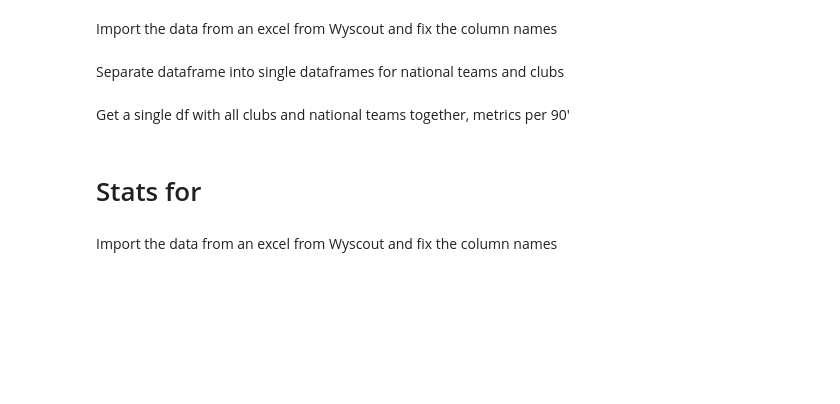
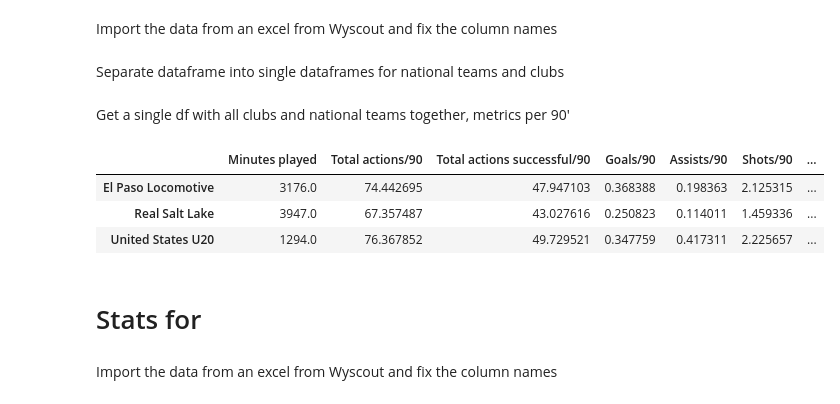
Before and after one commit to Tommy-Las/FootballAnalytics-FinalProject, a Jupyter notebook: code.ipynb, the cells around one changed output. Drawn from its saved outputs; the diff is of its cells as text; code cells hidden in the pictures; blank space fills up the shorter version.

Commit message:
D.Luna stats added

```diff
--- a/code.ipynb
+++ b/code.ipynb
@@ -416,7 +416,7 @@ sullivan_teams_df
 # %% [markdown]
 Import the data from an excel from Wyscout and fix the column names
 # %%
-sullivan_df = pd.read_excel("USA Data/Player stats Q. Sullivan.xlsx")
-sullivan_df = fix_column_names(sullivan_df)
+luna_df = pd.read_excel("USA Data/Player stats D. Luna.xlsx")
+luna_df = fix_column_names(luna_df)
 # %% [markdown]
 Separate dataframe into single dataframes for national teams and clubs
@@ -429,27 +423,41 @@ wiley_atlanta_df["Team"] = "Atlanta United"
+# %%
+luna_saltlake_df = luna_df[luna_df['Match'].str.contains('Real Salt Lake', na=False)]
+luna_saltlake_df["Team"] = "Real Salt Lake"
+
+luna_elpasolocomotive_df = luna_df[luna_df['Match'].str.contains('El Paso Locomotive', na=False)]
+luna_elpasolocomotive_df["Team"] = "El Paso Locomotive"
+
+luna_u20_df = luna_df[luna_df["Match"].str.contains("United States U20", na=False)]
+luna_u20_df["Team"] = "United States U20"
 # %% [markdown]
 Get a single df with all clubs and national teams together, metrics per 90'
 # %%
 cols = ["Team", 'Minutes played',
        'Total actions', 'Total actions successful', 'Goals', 'Assists',
        'Shots', 'Shots on target', 'xG', 'Passes', 'Passes accurate',
        'Long passes', 'Long passes accurate', 'Crosses', 'Crosses accurate',
        'Dribbles', 'Dribbles successful', 'Duels', 'Duels won',
        'Interceptions', 'Losses', 'Losses own half', 'Recoveries',
        'Recoveries opp. half', 'Yellow card', 'Red card', 'Defensive duels',
        'Defensive duels won', 'Loose ball duels', 'Loose ball duels won',
        'Sliding tackles', 'Sliding tackles successful', 'Clearances', 'Fouls',
        'Yellow cards', 'Red cards', 'Shot assists', 'Offensive duels',
        'Offensive duels won', 'Touches in penalty area', 'Offsides',
        'Progressive runs', 'Fouls suffered', 'Through passes',
        'Through passes accurate', 'xA', 'Second assists',
        'Passes to final third', 'Passes to final third accurate',
        'Passes to penalty area', 'Passes to penalty area accurate',
        'Received passes', 'Forward passes', 'Forward passes accurate',
        'Back passes', 'Back passes accurate']
 
-all_df = [wiley_USA16_df, wiley_atlanta_df, wiley_atlantaII_df, wiley_USA20_df, wiley_USA23_df]
-wiley_teams_df = team_data(all_df, cols)
-wiley_teams_df
+all_df = [luna_elpasolocomotive_df, luna_saltlake_df, luna_u20_df]
+luna_teams_df = team_data(all_df, cols)
+luna_teams_df
+# %% [output]
+|  | Minutes played | Total actions/90 | Total actions successful/90 | Goals/90 | Assists/90 | Shots/90 | ... |
+| El Paso Locomotive | 3176.0 | 74.442695 | 47.947103 | 0.368388 | 0.198363 | 2.125315 | ... |
+| Real Salt Lake | 3947.0 | 67.357487 | 43.027616 | 0.250823 | 0.114011 | 1.459336 | ... |
+| United States U20 | 1294.0 | 76.367852 | 49.729521 | 0.347759 | 0.417311 | 2.225657 | ... |
 # %% [markdown]
 # Stats for
 # %% [markdown]
```
Also changed, not shown: parts of 2 cells of this notebook.
